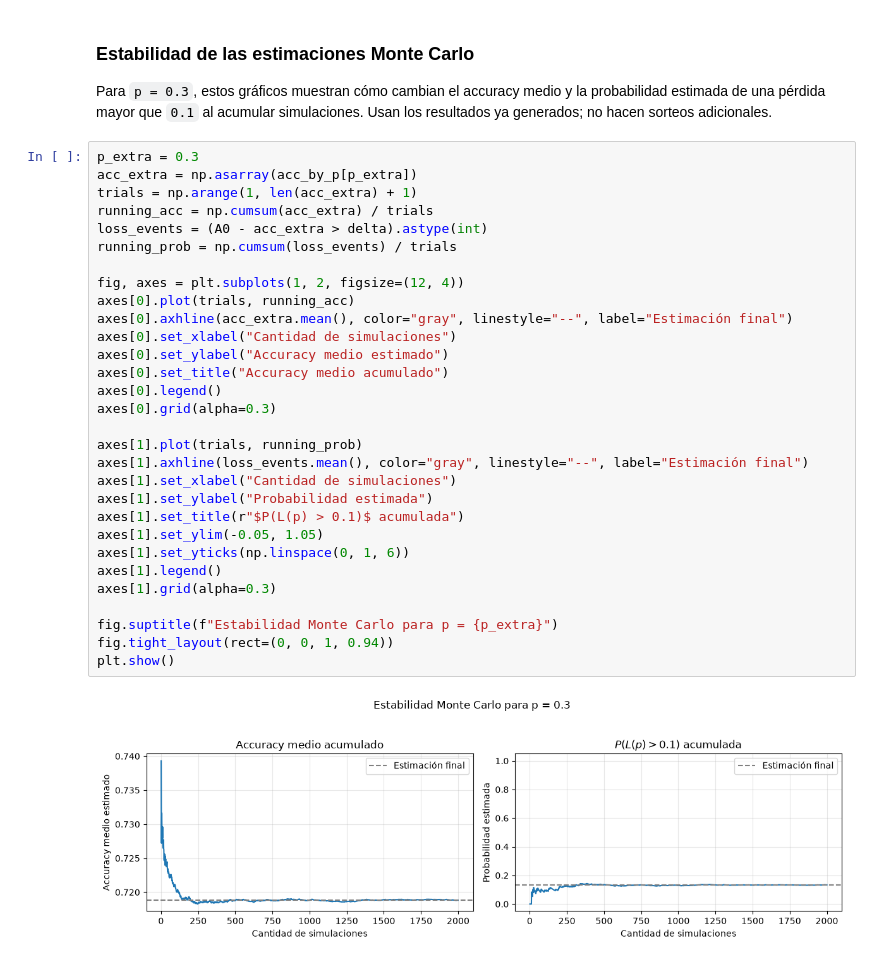
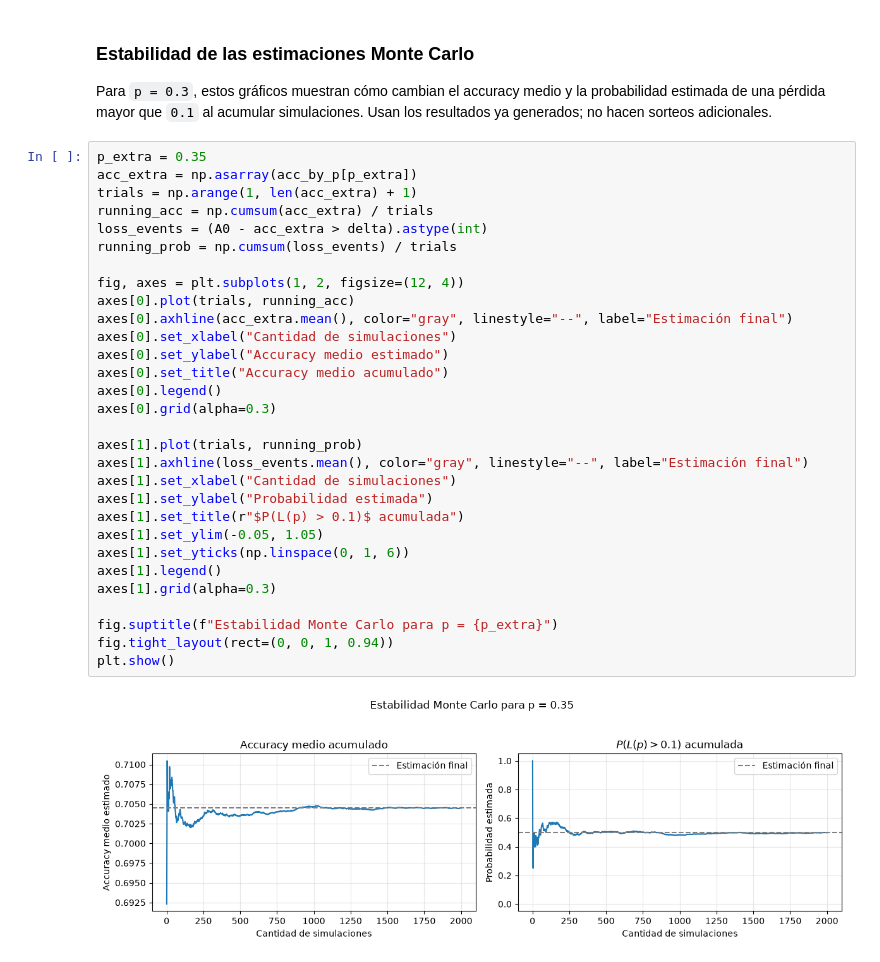
Before and after one commit to AlsinaBautista/pca-montecarlo-pneumonia, a Jupyter notebook: notebooks/ej2_montecarlo.ipynb, the cells around one changed output. Saved outputs shown, nothing was run; the diff lists cells and outputs as text.

Commit message:
Add Monte Carlo exercise figures

```diff
--- a/notebooks/ej2_montecarlo.ipynb
+++ b/notebooks/ej2_montecarlo.ipynb
@@ -180,34 +180,34 @@ plt.show()
 
 Para `p = 0.3`, estos gráficos muestran cómo cambian el accuracy medio y la probabilidad estimada de una pérdida mayor que `0.1` al acumular simulaciones. Usan los resultados ya generados; no hacen sorteos adicionales.
 # %%
-p_extra = 0.3
+p_extra = 0.35
 acc_extra = np.asarray(acc_by_p[p_extra])
 trials = np.arange(1, len(acc_extra) + 1)
 running_acc = np.cumsum(acc_extra) / trials
 loss_events = (A0 - acc_extra > delta).astype(int)
 running_prob = np.cumsum(loss_events) / trials
 
 fig, axes = plt.subplots(1, 2, figsize=(12, 4))
 axes[0].plot(trials, running_acc)
 axes[0].axhline(acc_extra.mean(), color="gray", linestyle="--", label="Estimación final")
 axes[0].set_xlabel("Cantidad de simulaciones")
 axes[0].set_ylabel("Accuracy medio estimado")
 axes[0].set_title("Accuracy medio acumulado")
 axes[0].legend()
 axes[0].grid(alpha=0.3)
 
 axes[1].plot(trials, running_prob)
 axes[1].axhline(loss_events.mean(), color="gray", linestyle="--", label="Estimación final")
 axes[1].set_xlabel("Cantidad de simulaciones")
 axes[1].set_ylabel("Probabilidad estimada")
 axes[1].set_title(r"$P(L(p) > 0.1)$ acumulada")
 axes[1].set_ylim(-0.05, 1.05)
 axes[1].set_yticks(np.linspace(0, 1, 6))
 axes[1].legend()
 axes[1].grid(alpha=0.3)
 
 fig.suptitle(f"Estabilidad Monte Carlo para p = {p_extra}")
 fig.tight_layout(rect=(0, 0, 1, 0.94))
 plt.show()
 # %% [output]
-[figure, old version]
+[figure, new version]
```
Also changed, not shown: 6 other files.
